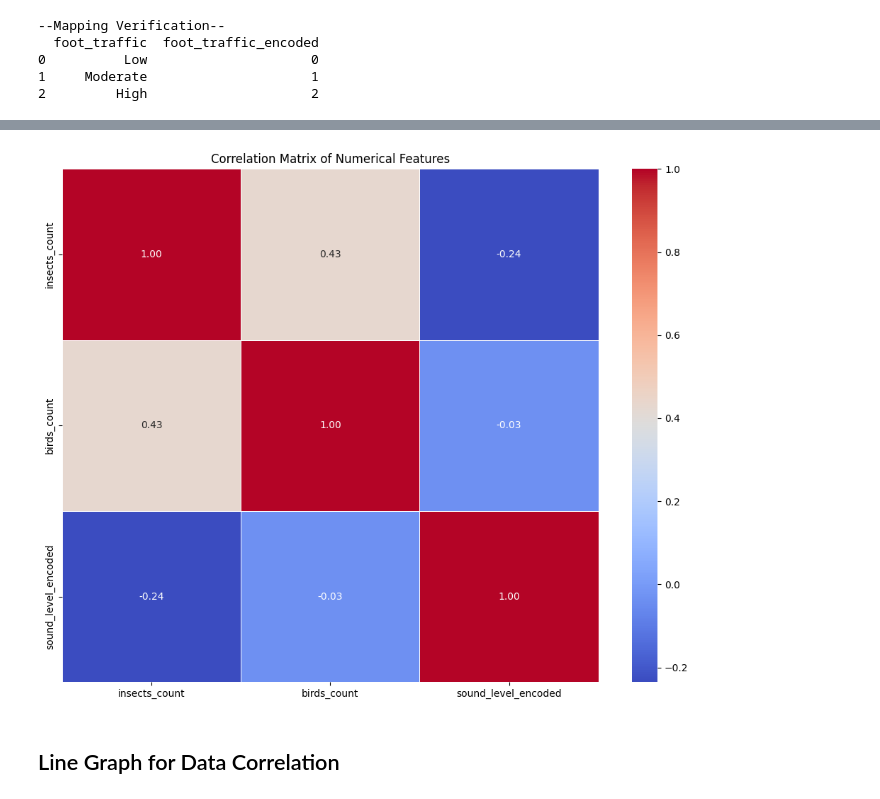
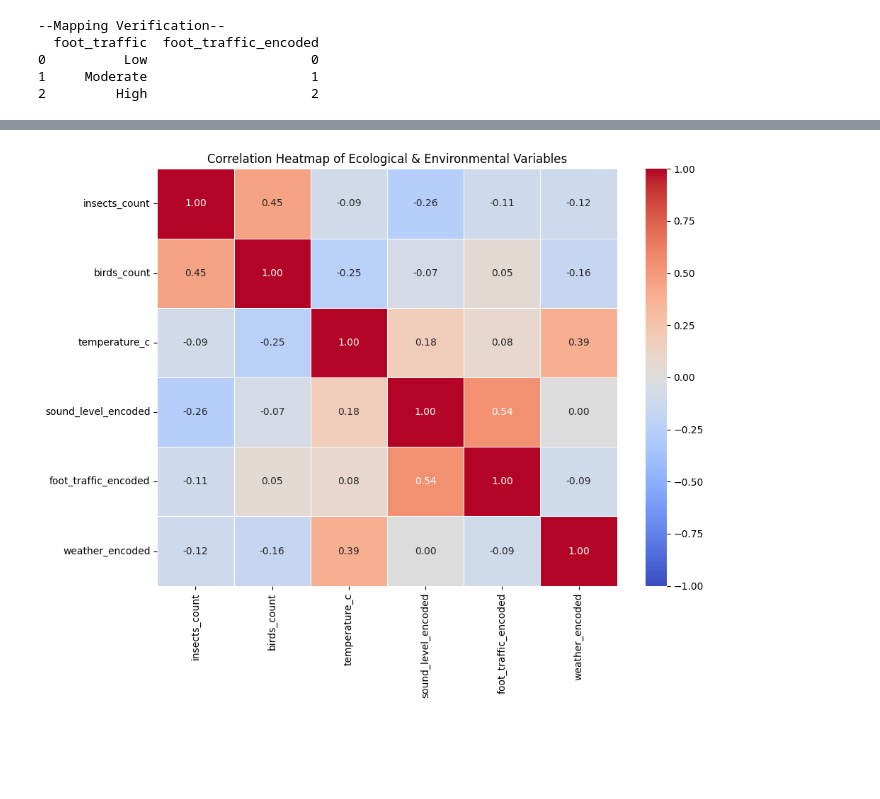
Before and after one commit to LiamPlower/ML-CampusProject-colab, a Jupyter notebook: MLProject.ipynb, the cells around one changed output, grey strips where cells are left out. Saved outputs shown, nothing was run; the diff lists cells and outputs as text; code cells hidden in the pictures; blank space fills up the shorter version.

Commit message:
Created Data Correlation with Heatmap and started on K-Means Clustering

```diff
--- a/MLProject.ipynb
+++ b/MLProject.ipynb
@@ -140,8 +140,9 @@ Created a temperature-cleaning script to clean the dataset by removing any rows
 # %%
 import pandas as pd
 
-# 1. Clean up whitespaces in the weather column
-df['weather'] = df['weather'].astype(str).str.strip()
+# 1. Clean up whitespaces in the weather column and convert to Title Case
+# This automatically converts the 5 lowercase 'sunny' into capitalized 'Sunny'
+df['weather'] = df['weather'].astype(str).str.strip().str.title()
 
 # 2. Drop any rows where 'weather' is missing or labeled as 'nan' (from casting nulls to string)
 df = df[~df['weather'].isin(['nan', 'None', ''])]
@@ -234,0 +302,18 @@ print(df[['foot_traffic', 'foot_traffic_encoded']].drop_duplicates().reset_index
+# %%
+# 1. Standardise the weather text to Title Case (e.g., 'sunny' becomes 'Sunny')
+df['weather'] = df['weather'].str.title()
+
+# 2. Define a much cleaner mapping (only one 'Sunny' needed now!)
+weather_mapping = {
+    'Cloudy': 0,
+    'Partly Cloudy': 1,  # Title-cased to match our standardization
+    'Sunny': 2,
+    'Windy': 3
+}
+
+# 3. Create a new numerical column
+df['weather_encoded'] = df['weather'].map(weather_mapping)
+
+# 4. Verify the mapping
+print("--Cleaned Weather Mapping Verification--")
+print(df[['weather', 'weather_encoded']].drop_duplicates().sort_values('weather_encoded').reset_index(drop=True))
@@ -239,20 +379,18 @@ print(df[['foot_traffic', 'foot_traffic_encoded']].drop_duplicates().reset_index
 # %%
 import matplotlib.pyplot as plt
 import seaborn as sns
 
-# Select numerical columns for correlation analysis
-numerical_cols = df.select_dtypes(include=['int64', 'float64']).columns
+# 1. Select the key numerical variables
+correlation_columns = ['insects_count', 'birds_count', 'temperature_c', 'sound_level_encoded', 'foot_traffic_encoded', 'weather_encoded']
 
-# Compute the correlation matrix
-correlation_matrix = df[numerical_cols].corr()
+# 2. Calculate the correlation matrix in the background
+corr_matrix = df[correlation_columns].corr()
 
-# Plot the correlation heatmap
+# 3. Create and display ONLY the Heatmap
 plt.figure(figsize=(10, 8))
-sns.heatmap(correlation_matrix, annot=True, cmap='coolwarm', fmt='.2f', linewidths=0.5)
-plt.title('Correlation Matrix of Numerical Features')
+sns.heatmap(corr_matrix, annot=True, cmap='coolwarm', fmt='.2f', linewidths=0.5, vmin=-1, vmax=1)
+plt.title('Correlation Heatmap of Ecological & Environmental Variables')
 plt.tight_layout()
 plt.show()
 # %% [output]
-[figure, old version]
+[figure, new version]
-# %% [markdown]
-## Line Graph for Data Correlation
```
Also changed, not shown: parts of 16 cells of this notebook.
